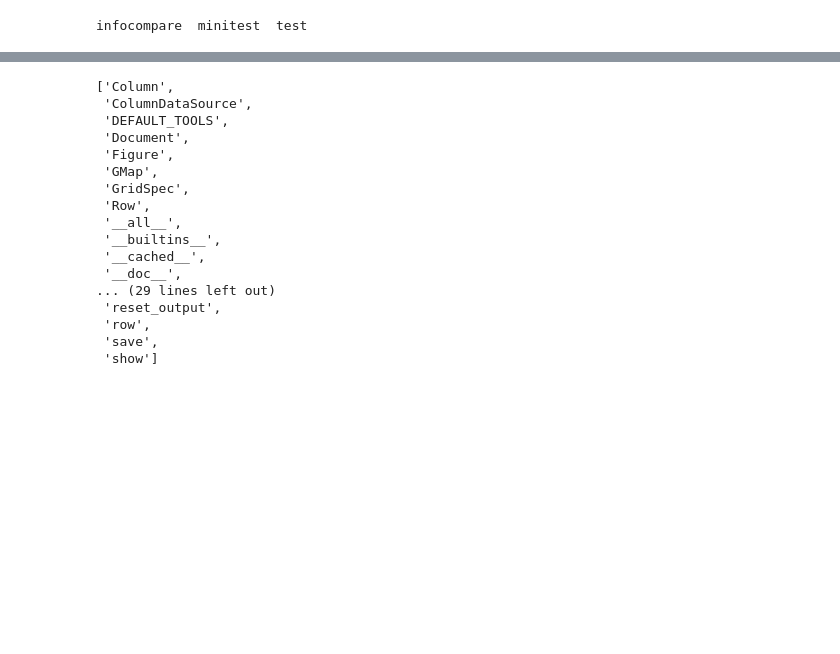
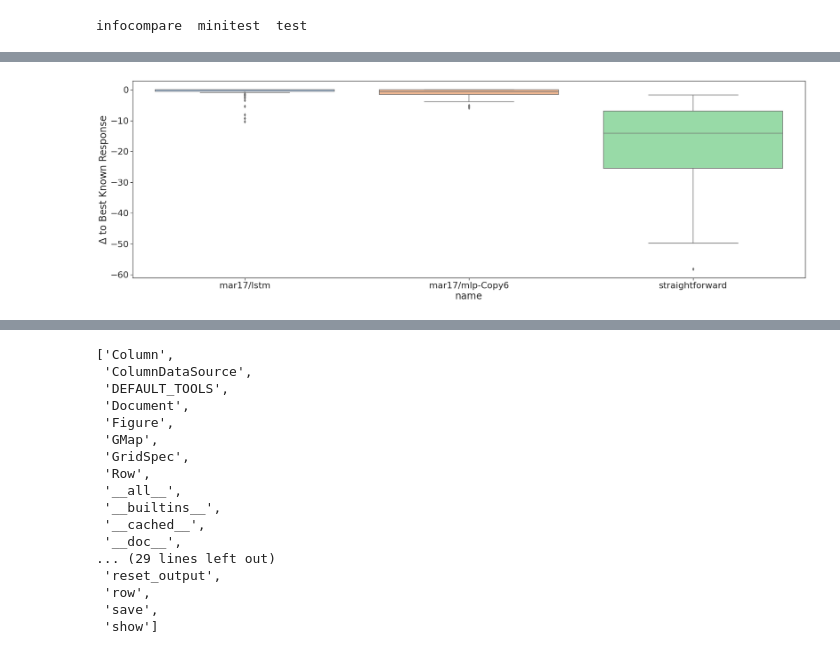
Before and after one commit to newmanne/open_spiel, a Jupyter notebook: open_spiel/python/examples/notebooks/ApproxNashConvEval.ipynb, the cells around one changed output, grey strips where cells are left out. Cells and saved outputs as stored; diff of their text form; code cells hidden in the pictures; blank space fills up the shorter version.

```diff
--- a/open_spiel/python/examples/notebooks/ApproxNashConvEval.ipynb
+++ b/open_spiel/python/examples/notebooks/ApproxNashConvEval.ipynb
@@ -59,5 +59,8 @@ Loading BokehJS ...
 # %%
 # s = ['_mlp', '_mlp_1', '_mlp_2', '_lstm', '_lstm_1', '_lstm_2', 'Straightforward']
-fig = compare_best_responses(master_df)
+good_configs = ['straightforward', 'mar17/lstm', 'mar17/mlp-Copy6']
+fig = compare_best_responses(master_df.query('name in @good_configs'))
 special_save_fig(fig, "configs.png", fmt=None, dpi=300, tight=True)
+# %% [output]
+[figure, added]
 # %%
```
Also changed, not shown: parts of 10 cells of this notebook, 32 other files.
